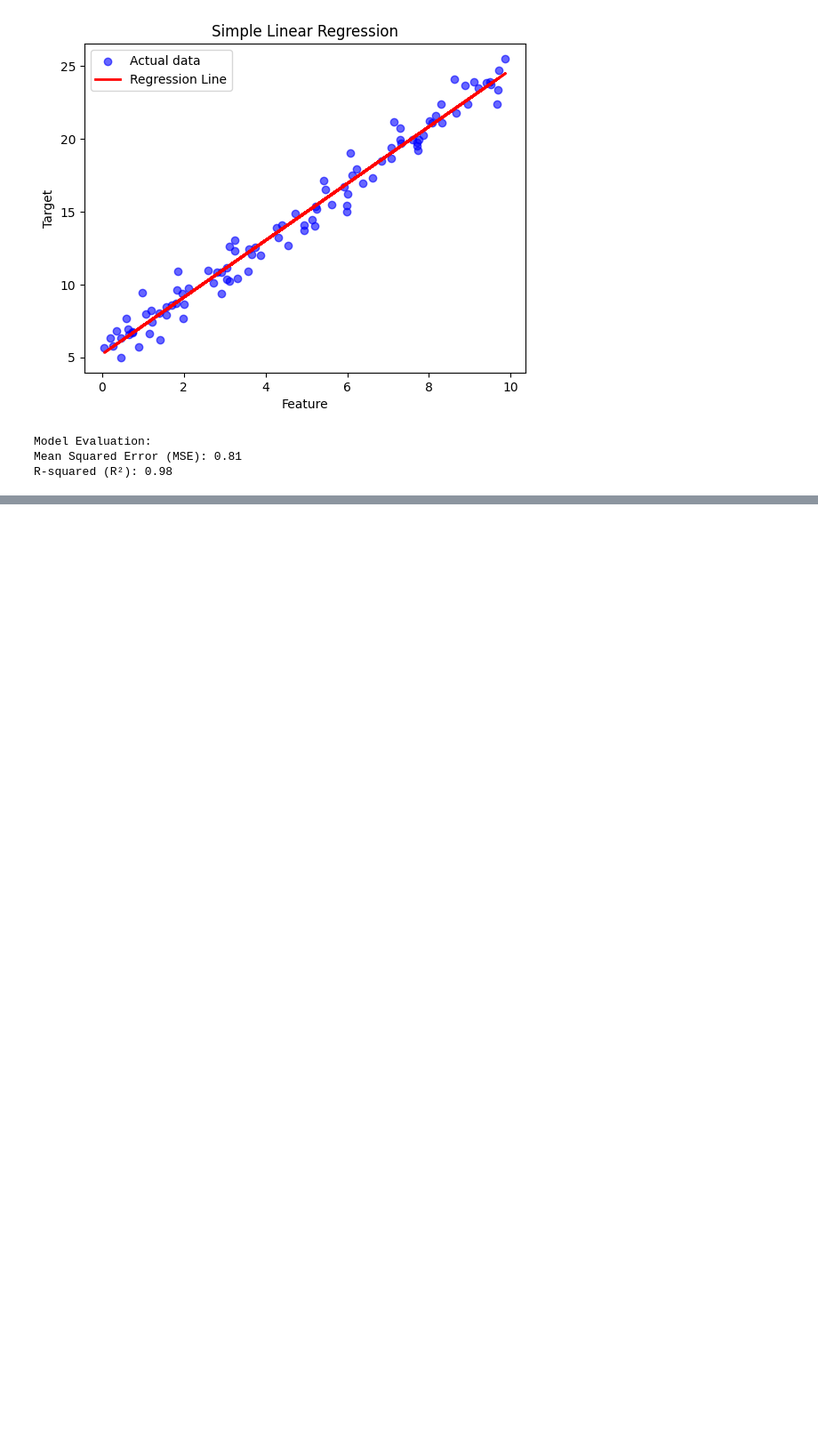
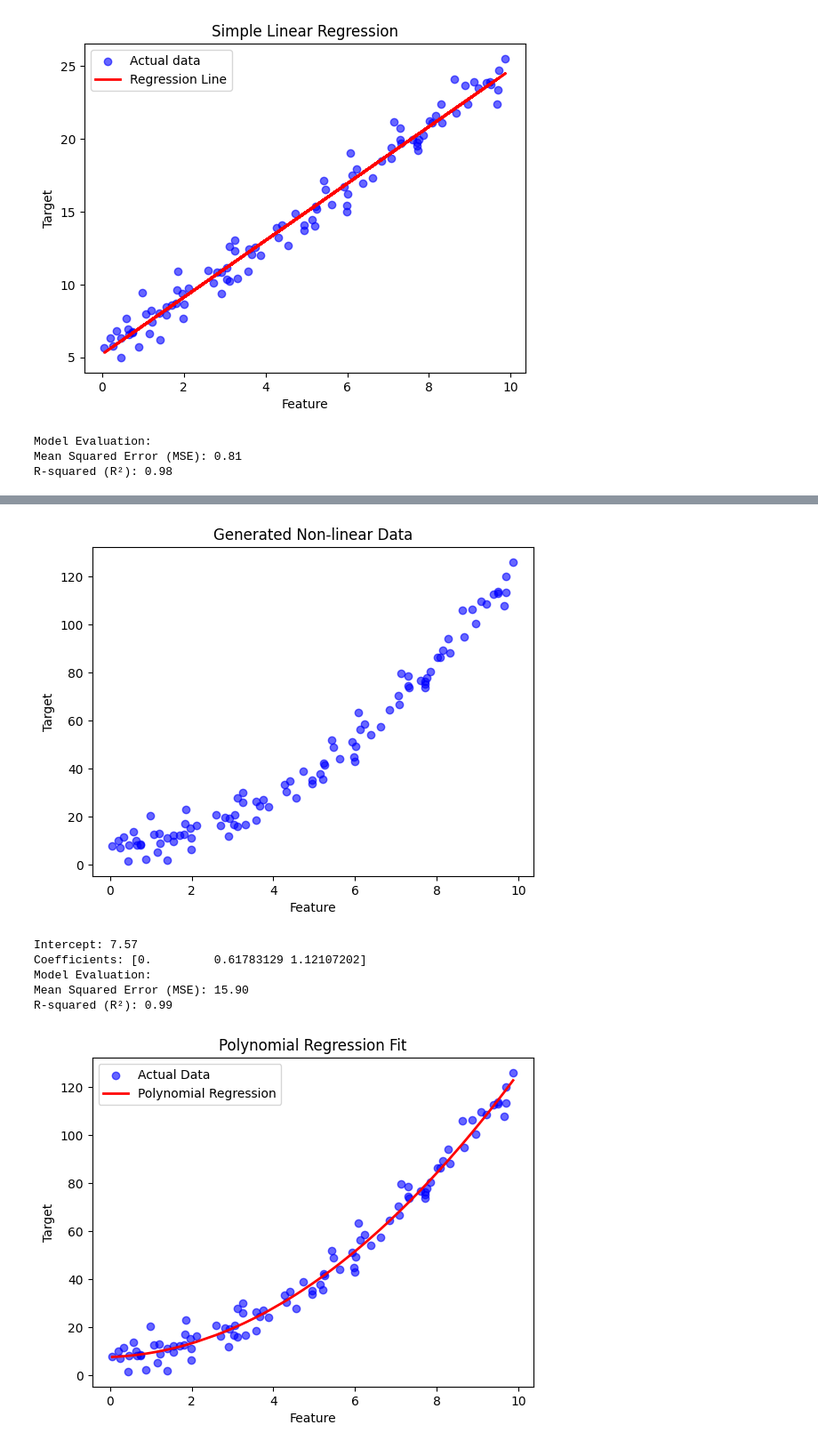
Before and after one commit to shivannadm/Data_Science_path, a Jupyter notebook: Lab_Exercise_09_Data_Science.ipynb, the cells around one changed output, grey strips where cells are left out. Shown at 89% size. Drawn from its saved outputs; the diff is of its cells as text; code cells hidden in the pictures; blank space fills up the shorter version.

```diff
--- a/Lab_Exercise_09_Data_Science.ipynb
+++ b/Lab_Exercise_09_Data_Science.ipynb
@@ -244,0 +348,64 @@ R-squared (R²): 0.98
+# %%
+import numpy as np
+import pandas as pd
+import matplotlib.pyplot as plt
+from sklearn.model_selection import train_test_split
+from sklearn.preprocessing import PolynomialFeatures
+from sklearn.linear_model import LinearRegression
+from sklearn.metrics import mean_squared_error, r2_score
+
+# Generate synthetic data
+np.random.seed(42)
+X = np.random.rand(100, 1) * 10
+y = 5 + 2 * X + X**2 + np.random.randn(100, 1) * 5
+
+# Visualize the data
+plt.scatter(X, y, color='blue', alpha=0.6)
+plt.title('Generated Non-linear Data')
+plt.xlabel('Feature')
+plt.ylabel('Target')
+plt.show()
+
+# Split the dataset
+X_train, X_test, y_train, y_test = train_test_split(X, y, test_size=0.2, random_state=42)
+
+# Create polynomial features
+poly = PolynomialFeatures(degree=2)
+X_train_poly = poly.fit_transform(X_train)
+X_test_poly = poly.transform(X_test)
+
+# Train the model
+model = LinearRegression()
+model.fit(X_train_poly, y_train)
+
+# Display coefficients
+print(f"Intercept: {model.intercept_[0]:.2f}")
+print(f"Coefficients: {model.coef_.flatten()}")
+
+# Predict on the test set
+y_pred = model.predict(X_test_poly)
+
+# Evaluate the model
+mse = mean_squared_error(y_test, y_pred)
+r2 = r2_score(y_test, y_pred)
+print(f"Model Evaluation:\nMean Squared Error (MSE): {mse:.2f}\nR-squared (R²): {r2:.2f}")
+
+# Visualize the results
+X_sorted = np.sort(X, axis=0)
+y_sorted_pred = model.predict(poly.transform(X_sorted))
+
+plt.scatter(X, y, color='blue', alpha=0.6, label='Actual Data')
+plt.plot(X_sorted, y_sorted_pred, color='red', linewidth=2, label='Polynomial Regression')
+plt.title('Polynomial Regression Fit')
+plt.xlabel('Feature')
+plt.ylabel('Target')
+plt.legend()
+plt.show()
+# %% [output]
+[figure, added]
+Intercept: 7.57
+Coefficients: [0.         0.61783129 1.12107202]
+Model Evaluation:
+Mean Squared Error (MSE): 15.90
+R-squared (R²): 0.99
+[figure, added]
```
Also changed, not shown: parts of 7 cells of this notebook.
